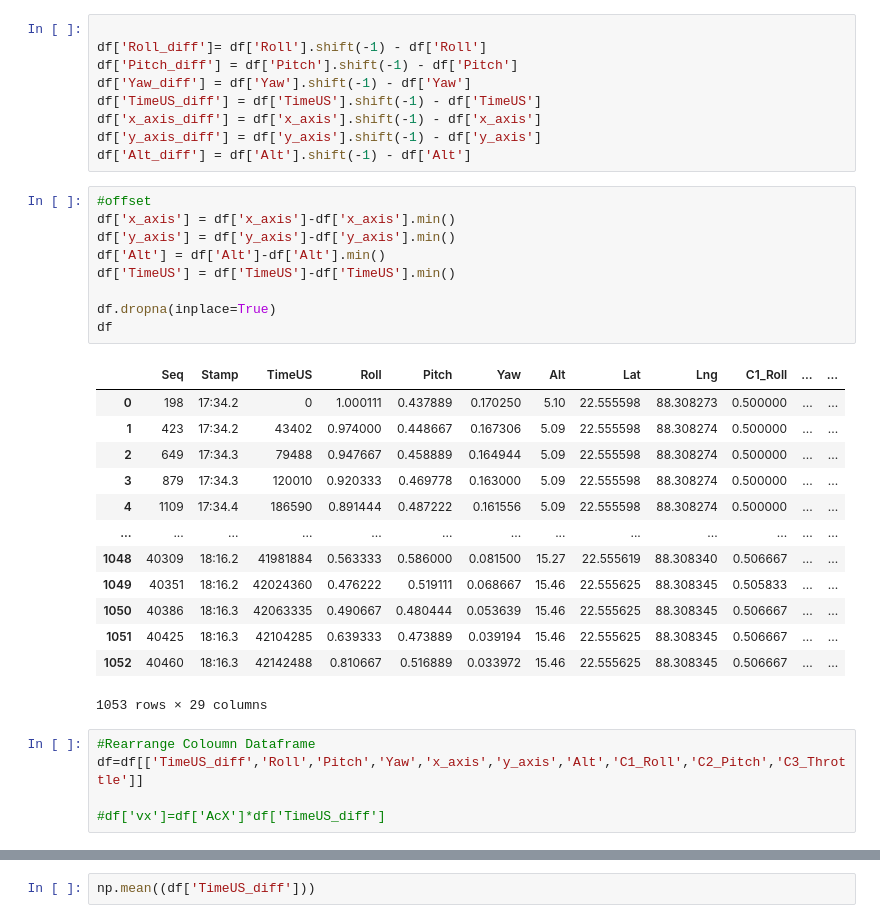
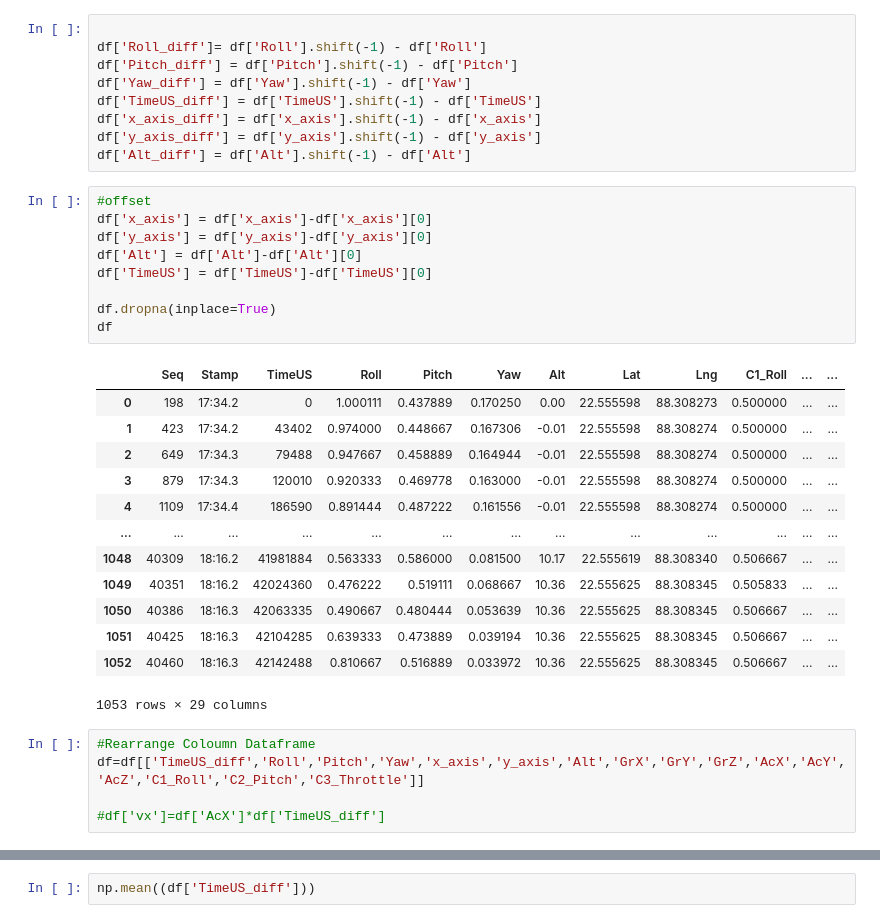
Before and after one commit to dharambirpoddar/RL_Bird, a Jupyter notebook: DNN_Bird_controller.ipynb, the cells around one changed output, grey strips where cells are left out. Cells and saved outputs as stored; diff of their text form.

```diff
--- a/DNN_Bird_controller.ipynb
+++ b/DNN_Bird_controller.ipynb
@@ -191,29 +191,29 @@ df['y_axis_diff'] = df['y_axis'].shift(-1) - df['y_axis']
 df['Alt_diff'] = df['Alt'].shift(-1) - df['Alt']
 # %%
 #offset
-df['x_axis'] = df['x_axis']-df['x_axis'].min()
-df['y_axis'] = df['y_axis']-df['y_axis'].min()
-df['Alt'] = df['Alt']-df['Alt'].min()
-df['TimeUS'] = df['TimeUS']-df['TimeUS'].min()
+df['x_axis'] = df['x_axis']-df['x_axis'][0]
+df['y_axis'] = df['y_axis']-df['y_axis'][0]
+df['Alt'] = df['Alt']-df['Alt'][0]
+df['TimeUS'] = df['TimeUS']-df['TimeUS'][0]
 
 df.dropna(inplace=True)
 df
 # %% [output]
 |  | Seq | Stamp | TimeUS | Roll | Pitch | Yaw | Alt | Lat | Lng | C1_Roll | ... | ... |
-| 0 | 198 | 17:34.2 | 0 | 1.000111 | 0.437889 | 0.170250 | 5.10 | 22.555598 | 88.308273 | 0.500000 | ... | ... |
-| 1 | 423 | 17:34.2 | 43402 | 0.974000 | 0.448667 | 0.167306 | 5.09 | 22.555598 | 88.308274 | 0.500000 | ... | ... |
-| 2 | 649 | 17:34.3 | 79488 | 0.947667 | 0.458889 | 0.164944 | 5.09 | 22.555598 | 88.308274 | 0.500000 | ... | ... |
-| 3 | 879 | 17:34.3 | 120010 | 0.920333 | 0.469778 | 0.163000 | 5.09 | 22.555598 | 88.308274 | 0.500000 | ... | ... |
-| 4 | 1109 | 17:34.4 | 186590 | 0.891444 | 0.487222 | 0.161556 | 5.09 | 22.555598 | 88.308274 | 0.500000 | ... | ... |
+| 0 | 198 | 17:34.2 | 0 | 1.000111 | 0.437889 | 0.170250 | 0.00 | 22.555598 | 88.308273 | 0.500000 | ... | ... |
+| 1 | 423 | 17:34.2 | 43402 | 0.974000 | 0.448667 | 0.167306 | -0.01 | 22.555598 | 88.308274 | 0.500000 | ... | ... |
+| 2 | 649 | 17:34.3 | 79488 | 0.947667 | 0.458889 | 0.164944 | -0.01 | 22.555598 | 88.308274 | 0.500000 | ... | ... |
+| 3 | 879 | 17:34.3 | 120010 | 0.920333 | 0.469778 | 0.163000 | -0.01 | 22.555598 | 88.308274 | 0.500000 | ... | ... |
+| 4 | 1109 | 17:34.4 | 186590 | 0.891444 | 0.487222 | 0.161556 | -0.01 | 22.555598 | 88.308274 | 0.500000 | ... | ... |
 | ... | ... | ... | ... | ... | ... | ... | ... | ... | ... | ... | ... | ... |
-| 1048 | 40309 | 18:16.2 | 41981884 | 0.563333 | 0.586000 | 0.081500 | 15.27 | 22.555619 | 88.308340 | 0.506667 | ... | ... |
-| 1049 | 40351 | 18:16.2 | 42024360 | 0.476222 | 0.519111 | 0.068667 | 15.46 | 22.555625 | 88.308345 | 0.505833 | ... | ... |
-| 1050 | 40386 | 18:16.3 | 42063335 | 0.490667 | 0.480444 | 0.053639 | 15.46 | 22.555625 | 88.308345 | 0.506667 | ... | ... |
-| 1051 | 40425 | 18:16.3 | 42104285 | 0.639333 | 0.473889 | 0.039194 | 15.46 | 22.555625 | 88.308345 | 0.506667 | ... | ... |
-| 1052 | 40460 | 18:16.3 | 42142488 | 0.810667 | 0.516889 | 0.033972 | 15.46 | 22.555625 | 88.308345 | 0.506667 | ... | ... |
+| 1048 | 40309 | 18:16.2 | 41981884 | 0.563333 | 0.586000 | 0.081500 | 10.17 | 22.555619 | 88.308340 | 0.506667 | ... | ... |
+| 1049 | 40351 | 18:16.2 | 42024360 | 0.476222 | 0.519111 | 0.068667 | 10.36 | 22.555625 | 88.308345 | 0.505833 | ... | ... |
+| 1050 | 40386 | 18:16.3 | 42063335 | 0.490667 | 0.480444 | 0.053639 | 10.36 | 22.555625 | 88.308345 | 0.506667 | ... | ... |
+| 1051 | 40425 | 18:16.3 | 42104285 | 0.639333 | 0.473889 | 0.039194 | 10.36 | 22.555625 | 88.308345 | 0.506667 | ... | ... |
+| 1052 | 40460 | 18:16.3 | 42142488 | 0.810667 | 0.516889 | 0.033972 | 10.36 | 22.555625 | 88.308345 | 0.506667 | ... | ... |
 1053 rows × 29 columns
 # %%
 #Rearrange Coloumn Dataframe
-df=df[['TimeUS_diff','Roll','Pitch','Yaw','x_axis','y_axis','Alt','C1_Roll','C2_Pitch','C3_Throttle']]
+df=df[['TimeUS_diff','Roll','Pitch','Yaw','x_axis','y_axis','Alt','GrX','GrY','GrZ','AcX','AcY','AcZ','C1_Roll','C2_Pitch','C3_Throttle']]
 
 #df['vx']=df['AcX']*df['TimeUS_diff']
```
Also changed, not shown: parts of 13 cells of this notebook.
